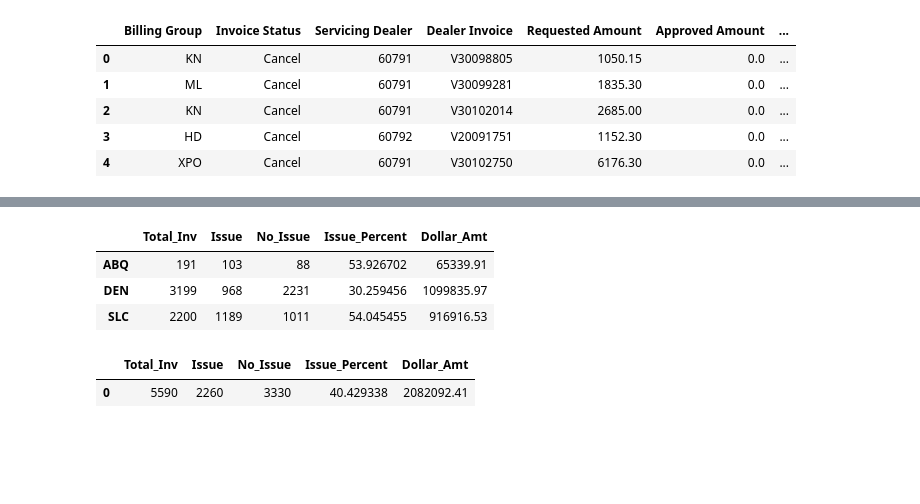
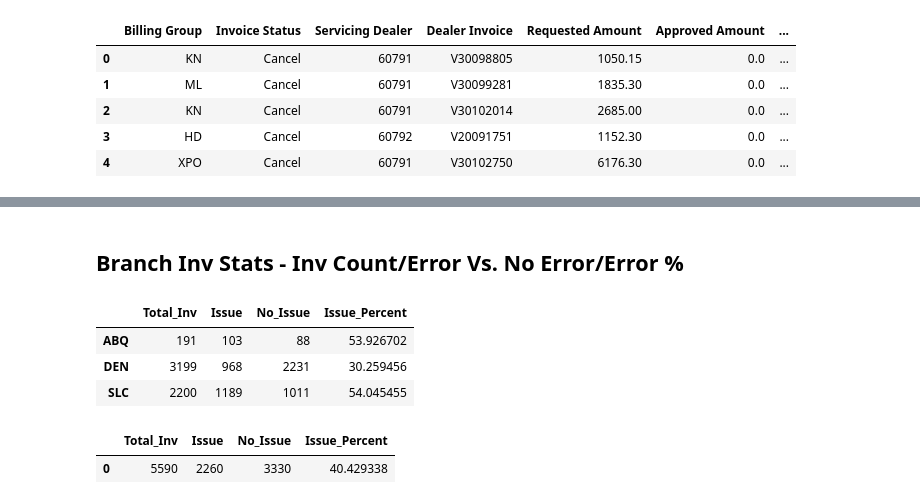
Before and after one commit to sarahheavner/NatlAcctPricing, a Jupyter notebook: Resources/InvoiceStats.ipynb, the cells around one changed output, grey strips where cells are left out. Saved outputs shown, nothing was run; the diff lists cells and outputs as text; code cells hidden in the pictures; blank space fills up the shorter version.

```diff
--- a/Resources/InvoiceStats.ipynb
+++ b/Resources/InvoiceStats.ipynb
@@ -34,7 +34,8 @@ inv_stats.head()
 # %%
 #rename columns
 
-inv_stats = inv_stats.rename(columns={"Servicing Dealer":"Branch", "Invoice Issue?":"Inv_Issue", "Requested Amount":"Inv_Amt"})
+inv_stats = inv_stats.rename(columns={"Servicing Dealer":"Branch", "Invoice Issue?":"Inv_Issue", "Requested Amount":"Inv_Amt",
+                                      "Invoice Create Date":"Inv_Date"})
 
 
 inv_stats.dtypes
@@ -57,0 +60,6 @@ inv_stats.head()
+# %%
+#update Date column to datetime
+
+inv_stats["Inv_Date"] = pd.to_datetime(inv_stats["Inv_Date"])
+
+inv_stats.head()
@@ -57,0 +73,4 @@ inv_stats.head()
+# %%
+#create new column for month
+inv_stats["Month"] = inv_stats["Inv_Date"].dt.month
+inv_stats.head()
@@ -57,0 +84,8 @@ inv_stats.head()
+# %%
+#replace Month number with name
+
+inv_stats["Month"] = inv_stats["Month"].replace({1:"January", 2:"February", 3:"March", 4:"April", 5:"May", 6:"June",
+                                                         7:"July", 8:"August", 9:"September", 10:"October", 11:"November",
+                                                         12:"December"})
+
+inv_stats.head()
@@ -58,3 +239,5 @@ inv_stats.head()
+# %% [markdown]
+## Branch Inv Stats - Inv Count/Error Vs. No Error/Error %
 # %%
 #create new dataframe with summary of total number of invoices, invoices with and without errors and percentage per branch
 
@@ -77,14 +258,14 @@ no_issue = branch_total - issue
 percent = issue/branch_total *100
 # %%
 #new DF
-stat_summary = pd.DataFrame({"Total_Inv": branch_total, "Issue": issue, "No_Issue":no_issue, "Issue_Percent":percent, "Dollar_Amt":branch_amt})
+stat_summary = pd.DataFrame({"Total_Inv": branch_total, "Issue": issue, "No_Issue":no_issue, "Issue_Percent":percent})
 
 stat_summary
 # %% [output]
-|  | Total_Inv | Issue | No_Issue | Issue_Percent | Dollar_Amt |
-| ABQ | 191 | 103 | 88 | 53.926702 | 65339.91 |
-| DEN | 3199 | 968 | 2231 | 30.259456 | 1099835.97 |
-| SLC | 2200 | 1189 | 1011 | 54.045455 | 916916.53 |
+|  | Total_Inv | Issue | No_Issue | Issue_Percent |
+| ABQ | 191 | 103 | 88 | 53.926702 |
+| DEN | 3199 | 968 | 2231 | 30.259456 |
+| SLC | 2200 | 1189 | 1011 | 54.045455 |
 # %%
 #caculate totals for each column
 
@@ -100,18 +281,16 @@ no_issue_total = stat_summary["No_Issue"].sum()
 #percentage with error
 percent_total = issue_total/summary_total *100
 
-#total $$ submitted
-total_dollars = stat_summary["Dollar_Amt"].sum()
 
 
 #create new DF to merge with stat_summary
 total_summary = pd.DataFrame({"Total_Inv": [summary_total], "Issue":[issue_total], "No_Issue":[no_issue_total],
-                              "Issue_Percent":[percent_total], "Dollar_Amt":[total_dollars]})
+                              "Issue_Percent":[percent_total]})
 
 total_summary
 # %% [output]
-|  | Total_Inv | Issue | No_Issue | Issue_Percent | Dollar_Amt |
-| 0 | 5590 | 2260 | 3330 | 40.429338 | 2082092.41 |
+|  | Total_Inv | Issue | No_Issue | Issue_Percent |
+| 0 | 5590 | 2260 | 3330 | 40.429338 |
 # %%
 #merge both summary DFs
 summary = stat_summary.append(total_summary)
```
Also changed, not shown: parts of 40 cells of this notebook, 4 other files.
